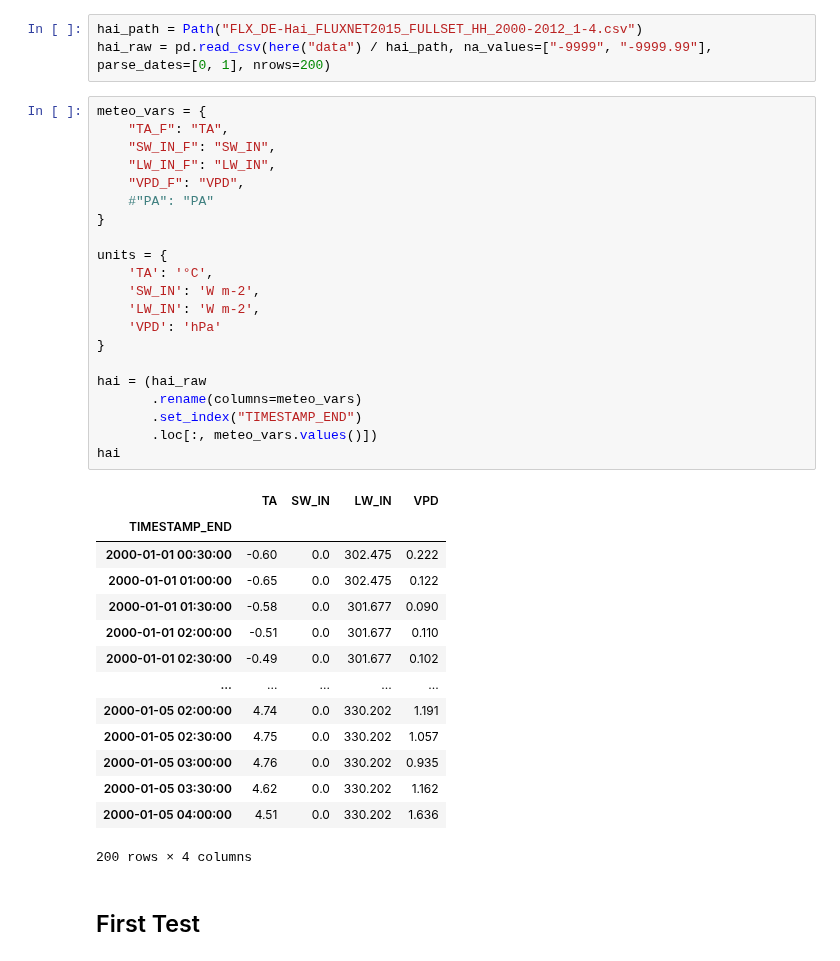
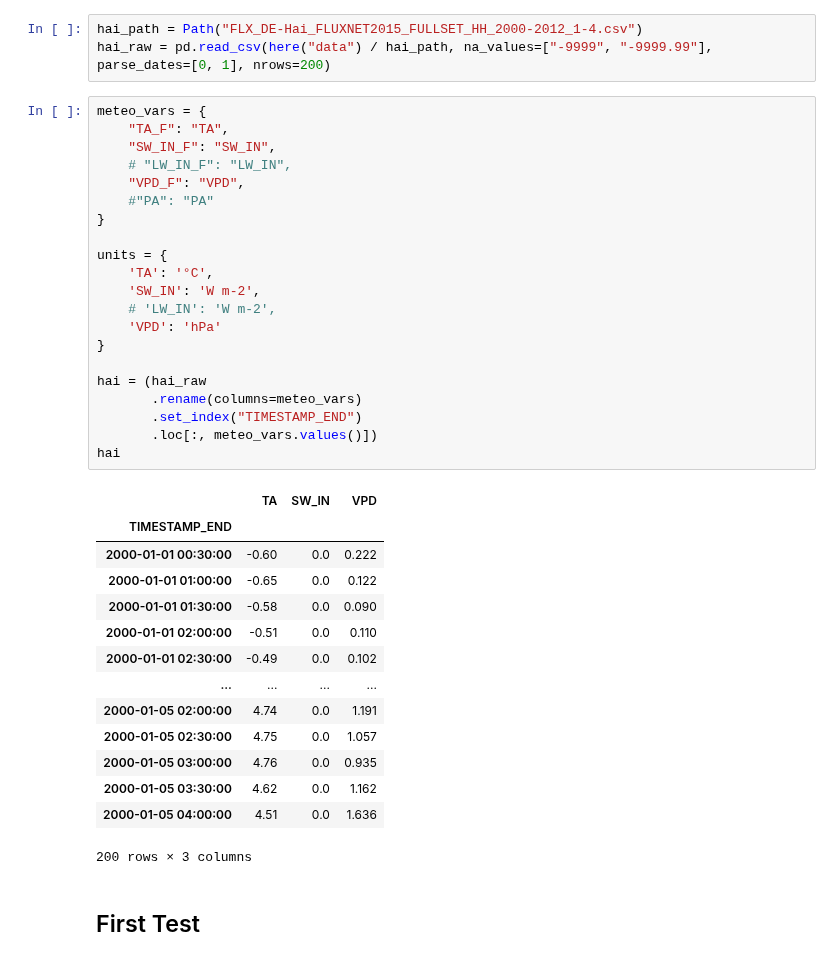
Before and after one commit to mone27/meteo_imp, a Jupyter notebook: analysis/Simple GP Hainich.ipynb, the cells around one changed output. Saved outputs shown, nothing was run; the diff lists cells and outputs as text.

```diff
--- a/analysis/Simple GP Hainich.ipynb
+++ b/analysis/Simple GP Hainich.ipynb
@@ -30,39 +30,39 @@ hai_raw = pd.read_csv(here("data") / hai_path, na_values=["-9999", "-9999.99"],
 # %%
 meteo_vars = {
     "TA_F": "TA",
     "SW_IN_F": "SW_IN",
-    "LW_IN_F": "LW_IN",
+    # "LW_IN_F": "LW_IN",
     "VPD_F": "VPD",
     #"PA": "PA"
 }
 
 units = {
     'TA': '°C',
     'SW_IN': 'W m-2',
-    'LW_IN': 'W m-2',
+    # 'LW_IN': 'W m-2',
     'VPD': 'hPa'
 }
 
 hai = (hai_raw
        .rename(columns=meteo_vars)
        .set_index("TIMESTAMP_END")
        .loc[:, meteo_vars.values()])
 hai
 # %% [output]
-|  | TA | SW_IN | LW_IN | VPD |
-| TIMESTAMP_END |  |  |  |  |
-| 2000-01-01 00:30:00 | -0.60 | 0.0 | 302.475 | 0.222 |
-| 2000-01-01 01:00:00 | -0.65 | 0.0 | 302.475 | 0.122 |
-| 2000-01-01 01:30:00 | -0.58 | 0.0 | 301.677 | 0.090 |
-| 2000-01-01 02:00:00 | -0.51 | 0.0 | 301.677 | 0.110 |
-| 2000-01-01 02:30:00 | -0.49 | 0.0 | 301.677 | 0.102 |
-| ... | ... | ... | ... | ... |
-| 2000-01-05 02:00:00 | 4.74 | 0.0 | 330.202 | 1.191 |
-| 2000-01-05 02:30:00 | 4.75 | 0.0 | 330.202 | 1.057 |
-| 2000-01-05 03:00:00 | 4.76 | 0.0 | 330.202 | 0.935 |
-| 2000-01-05 03:30:00 | 4.62 | 0.0 | 330.202 | 1.162 |
-| 2000-01-05 04:00:00 | 4.51 | 0.0 | 330.202 | 1.636 |
+|  | TA | SW_IN | VPD |
+| TIMESTAMP_END |  |  |  |
+| 2000-01-01 00:30:00 | -0.60 | 0.0 | 0.222 |
+| 2000-01-01 01:00:00 | -0.65 | 0.0 | 0.122 |
+| 2000-01-01 01:30:00 | -0.58 | 0.0 | 0.090 |
+| 2000-01-01 02:00:00 | -0.51 | 0.0 | 0.110 |
+| 2000-01-01 02:30:00 | -0.49 | 0.0 | 0.102 |
+| ... | ... | ... | ... |
+| 2000-01-05 02:00:00 | 4.74 | 0.0 | 1.191 |
+| 2000-01-05 02:30:00 | 4.75 | 0.0 | 1.057 |
+| 2000-01-05 03:00:00 | 4.76 | 0.0 | 0.935 |
+| 2000-01-05 03:30:00 | 4.62 | 0.0 | 1.162 |
+| 2000-01-05 04:00:00 | 4.51 | 0.0 | 1.636 |
-200 rows × 4 columns
+200 rows × 3 columns
 # %% [markdown]
 ## First Test
 # %%
```
Also changed, not shown: parts of 4 cells of this notebook, 1 other file.
